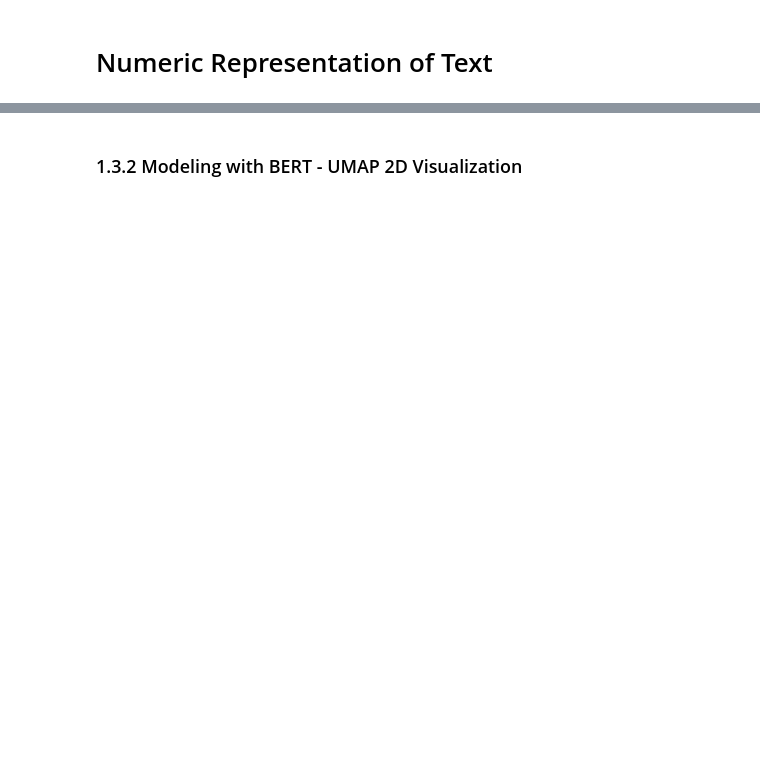
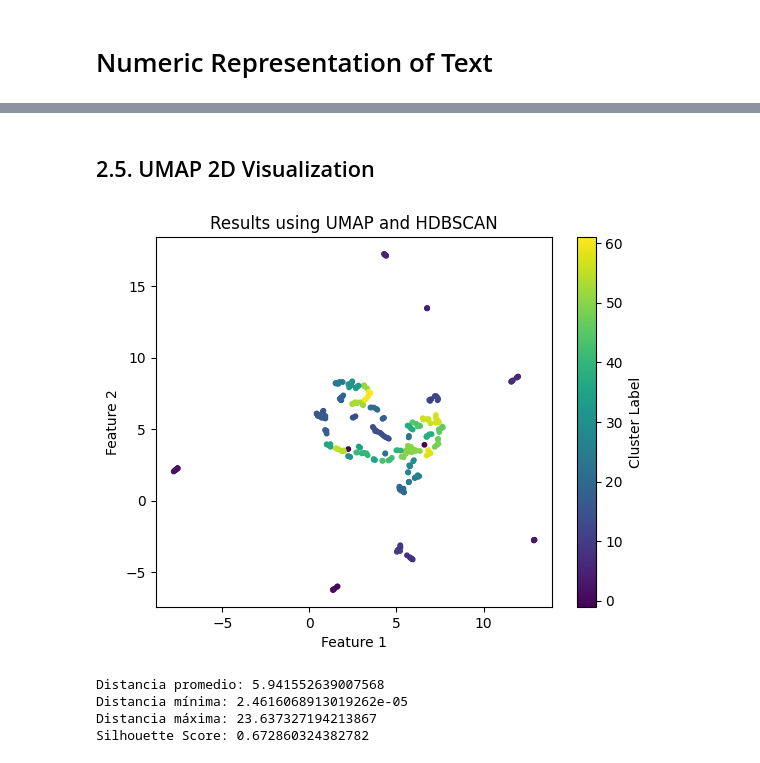
Before and after one commit to MolodyGs/Multimodal-News-Data-Collection, a Jupyter notebook: src/models/text_model/text_model.ipynb, the cells around one changed output, grey strips where cells are left out. Saved outputs shown, nothing was run; the diff lists cells and outputs as text; code cells hidden in the pictures; blank space fills up the shorter version.

```diff
--- a/src/models/text_model/text_model.ipynb
+++ b/src/models/text_model/text_model.ipynb
@@ -121,31 +247,52 @@ plt.show()
 # %% [markdown]
-### 1.3.2 Modeling with BERT - UMAP 2D Visualization
+## 2.5. UMAP 2D Visualization
 # %%
-umap_model = umap.UMAP(n_components=2, random_state=10, n_neighbors=3, min_dist=0.0, n_jobs=1, init='random')
+umap_model = umap.UMAP(n_components=2, random_state=12, n_neighbors=3, min_dist=0.0, n_jobs=1, init='random')
 embeddings_2d = umap_model.fit_transform(embeddings)
 
-clusterer = hdbscan.HDBSCAN(min_cluster_size=5, min_samples=3, cluster_selection_epsilon=0.5)
-cluster_labels = clusterer.fit_predict(embeddings_2d)
+# cluster_selection_epsilon_values = [0.1, 0.2, 0.3, 0.4, 0.5, 0.6, 0.7, 0.8, 0.9, 1, 1.5, 2, 2.5, 3]
+# min_cluster_size_values = [2, 3, 4, 5, 6, 7, 8, 9, 10]
+# min_samples_values = [1, 2, 3, 4, 5, 6, 7, 8, 9, 10]
+# silhouette_scores = []
+# for epsilon in cluster_selection_epsilon_values:
+#     for min_cluster_size in min_cluster_size_values:
+#         for min_samples in min_samples_values:
+#             clusterer = hdbscan.HDBSCAN(min_cluster_size=min_cluster_size, min_samples=min_samples, cluster_selection_epsilon=epsilon)
+#             cluster_labels = clusterer.fit_predict(embeddings_2d)
+#             score = silhouette_score(embeddings_2d, cluster_labels)
+#             silhouette_scores.append({"score": score, "epsilon": epsilon, "min_cluster_size": min_cluster_size, "min_samples": min_samples})
+# silhouette_scores = pd.DataFrame(silhouette_scores)
+# silhouette_scores = silhouette_scores.sort_values(by='score', ascending=False)
+# print(silhouette_scores.head(1))
+
+cluster_labels = hdbscan.HDBSCAN(min_cluster_size=2, min_samples=1, cluster_selection_epsilon=0.2).fit_predict(embeddings_2d)
 
 # Visualizar los resultados
 plt.scatter(embeddings_2d[:, 0], embeddings_2d[:, 1], c=cluster_labels, s=10)
 plt.title('Results using UMAP and HDBSCAN')
 plt.xlabel('Feature 1')
 plt.ylabel('Feature 2')
 plt.colorbar(label='Cluster Label')
 plt.show()
 
 distances = pairwise_distances(embeddings_2d, metric='euclidean')
-# Calcular la distancia promedio entre todos los puntos en el espacio 2D
 average_distance = np.mean(distances)
-# Calcular la distancia mínima entre puntos
-min_distance = np.min(distances[distances > 0])  # Excluyendo la diagonal (distancia de un punto consigo mismo)
-# Calcular la distancia máxima entre puntos
+min_distance = np.min(distances[distances > 0])
 max_distance = np.max(distances)
 print(f"Distancia promedio: {average_distance}")
 print(f"Distancia mínima: {min_distance}")
 print(f"Distancia máxima: {max_distance}")
 
 # Evaluar la calidad del clustering
 score = silhouette_score(embeddings_2d, cluster_labels)
 print(f"Silhouette Score: {score}")
+
+pages_embeddings_info =[]
+for index, emb in enumerate(embeddings_2d):
+    pages_embeddings_info.append(embedding_data.emb_data(emb, index, row_data["pages"][index], cluster_labels[index]))
+# %% [output]
+[figure, added]
+Distancia promedio: 5.941552639007568
+Distancia mínima: 2.4616068913019262e-05
+Distancia máxima: 23.637327194213867
+Silhouette Score: 0.672860324382782
```
Also changed, not shown: parts of 32 cells of this notebook.
